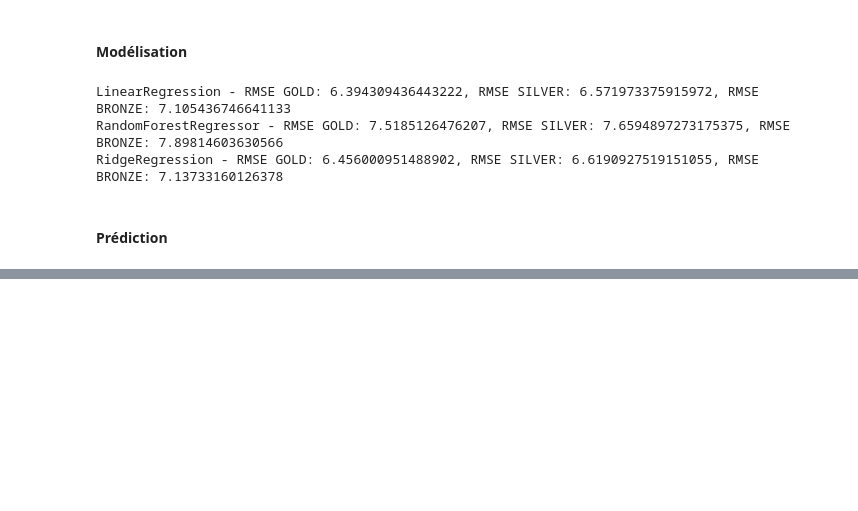
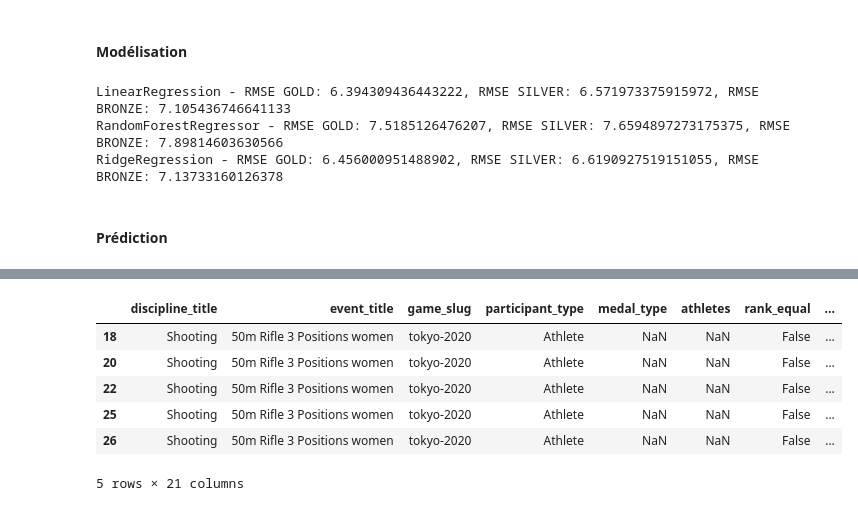
Before and after one commit to IsianDreemrr/HackathonGRP19, a Jupyter notebook: Notebook/Antoine/Prediction_FILES.ipynb, the cells around one changed output, grey strips where cells are left out. Drawn from its saved outputs; the diff is of its cells as text; code cells hidden in the pictures; blank space fills up the shorter version.

```diff
--- a/Notebook/Antoine/jo2024_IA.ipynb
+++ b/Notebook/Antoine/Prediction_FILES.ipynb
@@ -527,0 +593,20 @@ Predictions for RidgeRegression:
+# %%
+# Supprimer les athlètes sans année de naissance
+summer_olympics_clean = summer_olympics_clean.dropna(subset=['athlete_year_birth'])
+
+# Supprimer les athlètes sans nom
+summer_olympics_clean = summer_olympics_clean.dropna(subset=['athlete_full_name'])
+
+# Filtrer les athlètes nés après 1994
+summer_olympics_clean = summer_olympics_clean[summer_olympics_clean['athlete_year_birth'] > 1994]
+
+# Afficher un aperçu pour vérifier le nettoyage
+summer_olympics_clean.head()
+# %% [output]
+|  | discipline_title | event_title | game_slug | participant_type | medal_type | athletes | rank_equal | ... |
+| 18 | Shooting | 50m Rifle 3 Positions women | tokyo-2020 | Athlete | NaN | NaN | False | ... |
+| 20 | Shooting | 50m Rifle 3 Positions women | tokyo-2020 | Athlete | NaN | NaN | False | ... |
+| 22 | Shooting | 50m Rifle 3 Positions women | tokyo-2020 | Athlete | NaN | NaN | False | ... |
+| 25 | Shooting | 50m Rifle 3 Positions women | tokyo-2020 | Athlete | NaN | NaN | False | ... |
+| 26 | Shooting | 50m Rifle 3 Positions women | tokyo-2020 | Athlete | NaN | NaN | False | ... |
+5 rows × 21 columns
```
Also changed, not shown: parts of 11 cells of this notebook, 2 other files.
